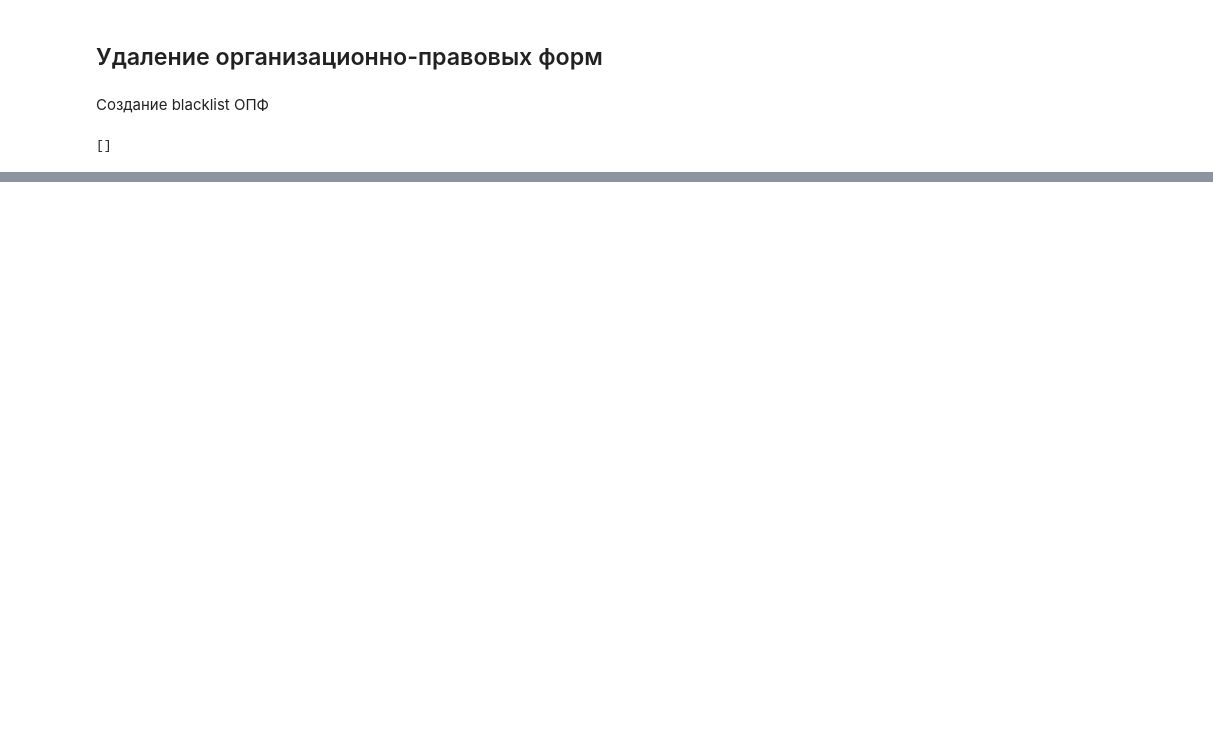
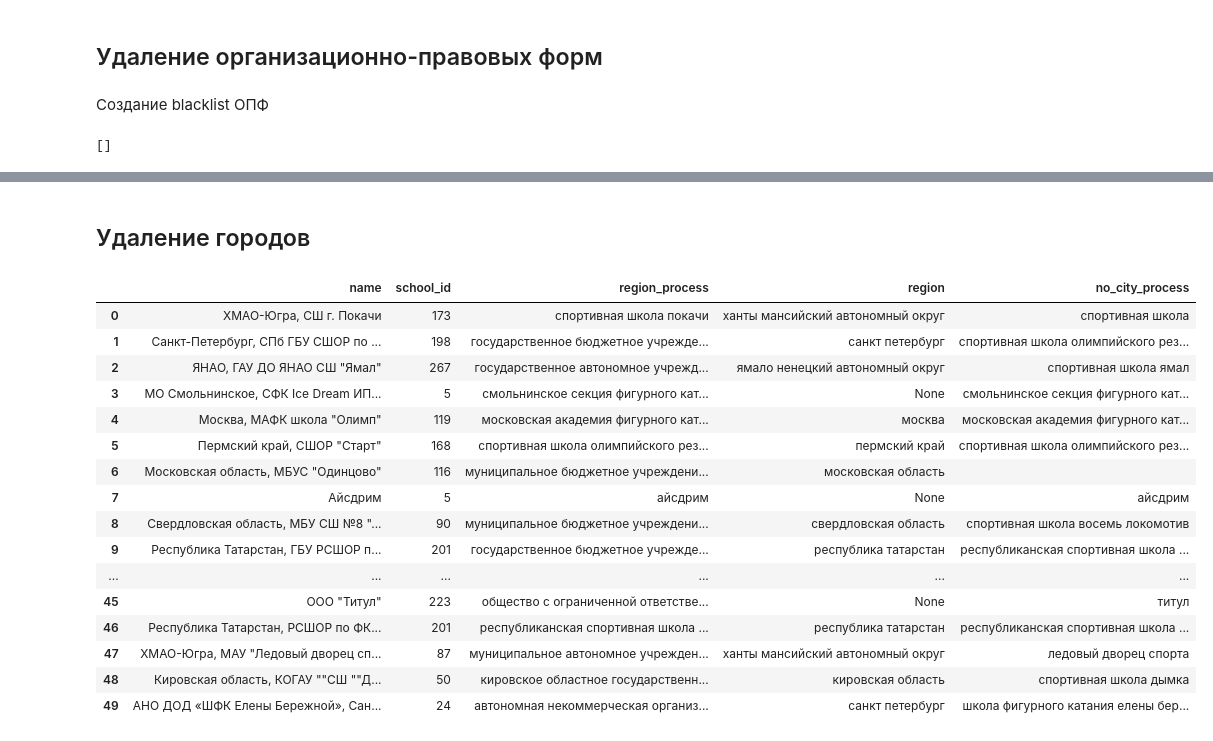
Before and after one commit to alekFil/goprotect_matching, a Jupyter notebook: notebooks/experiments3/exp30_preprocessing.ipynb, the cells around one changed output, grey strips where cells are left out. Drawn from its saved outputs; the diff is of its cells as text; code cells hidden in the pictures; blank space fills up the shorter version.

```diff
--- a/notebooks/experiments3/exp30_preprocessing.ipynb
+++ b/notebooks/experiments3/exp30_preprocessing.ipynb
@@ -355,0 +355,26 @@ train.head(15)
+# %% [markdown]
+## Удаление городов
+# %%
+train["no_city_process"] = train.no_opf_process.apply(
+    ppf.process_cities, args=(region_dict,)
+)
+# %%
+train[["name", "school_id", "region_process", "region", "no_city_process"]].head(50)
+# %% [output]
+|  | name | school_id | region_process | region | no_city_process |
+| 0 | ХМАО-Югра, СШ г. Покачи | 173 | спортивная школа покачи | ханты мансийский автономный округ | спортивная школа |
+| 1 | Санкт-Петербург, СПб ГБУ СШОР по ... | 198 | государственное бюджетное учрежде... | санкт петербург | спортивная школа олимпийского рез... |
+| 2 | ЯНАО, ГАУ ДО ЯНАО СШ "Ямал" | 267 | государственное автономное учрежд... | ямало ненецкий автономный округ | спортивная школа ямал |
+| 3 | МО Смольнинское, СФК Ice Dream ИП... | 5 | смольнинское секция фигурного кат... | None | смольнинское секция фигурного кат... |
+| 4 | Москва, МАФК школа "Олимп" | 119 | московская академия фигурного кат... | москва | московская академия фигурного кат... |
+| 5 | Пермский край, СШОР "Старт" | 168 | спортивная школа олимпийского рез... | пермский край | спортивная школа олимпийского рез... |
+| 6 | Московская область, МБУС "Одинцово" | 116 | муниципальное бюджетное учреждени... | московская область |  |
+| 7 | Айсдрим | 5 | айсдрим | None | айсдрим |
+| 8 | Свердловская область, МБУ СШ №8 "... | 90 | муниципальное бюджетное учреждени... | свердловская область | спортивная школа восемь локомотив |
+| 9 | Республика Татарстан, ГБУ РСШОР п... | 201 | государственное бюджетное учрежде... | республика татарстан | республиканская спортивная школа ... |
+| ... | ... | ... | ... | ... | ... |
+| 45 | ООО "Титул" | 223 | общество с ограниченной ответстве... | None | титул |
+| 46 | Республика Татарстан, РСШОР по ФК... | 201 | республиканская спортивная школа ... | республика татарстан | республиканская спортивная школа ... |
+| 47 | ХМАО-Югра, МАУ "Ледовый дворец сп... | 87 | муниципальное автономное учрежден... | ханты мансийский автономный округ | ледовый дворец спорта |
+| 48 | Кировская область, КОГАУ ""СШ ""Д... | 50 | кировское областное государственн... | кировская область | спортивная школа дымка |
+| 49 | АНО ДОД «ШФК Елены Бережной», Сан... | 24 | автономная некоммерческая организ... | санкт петербург | школа фигурного катания елены бер... |
```
Also changed, not shown: parts of 4 cells of this notebook, 4 other files.
